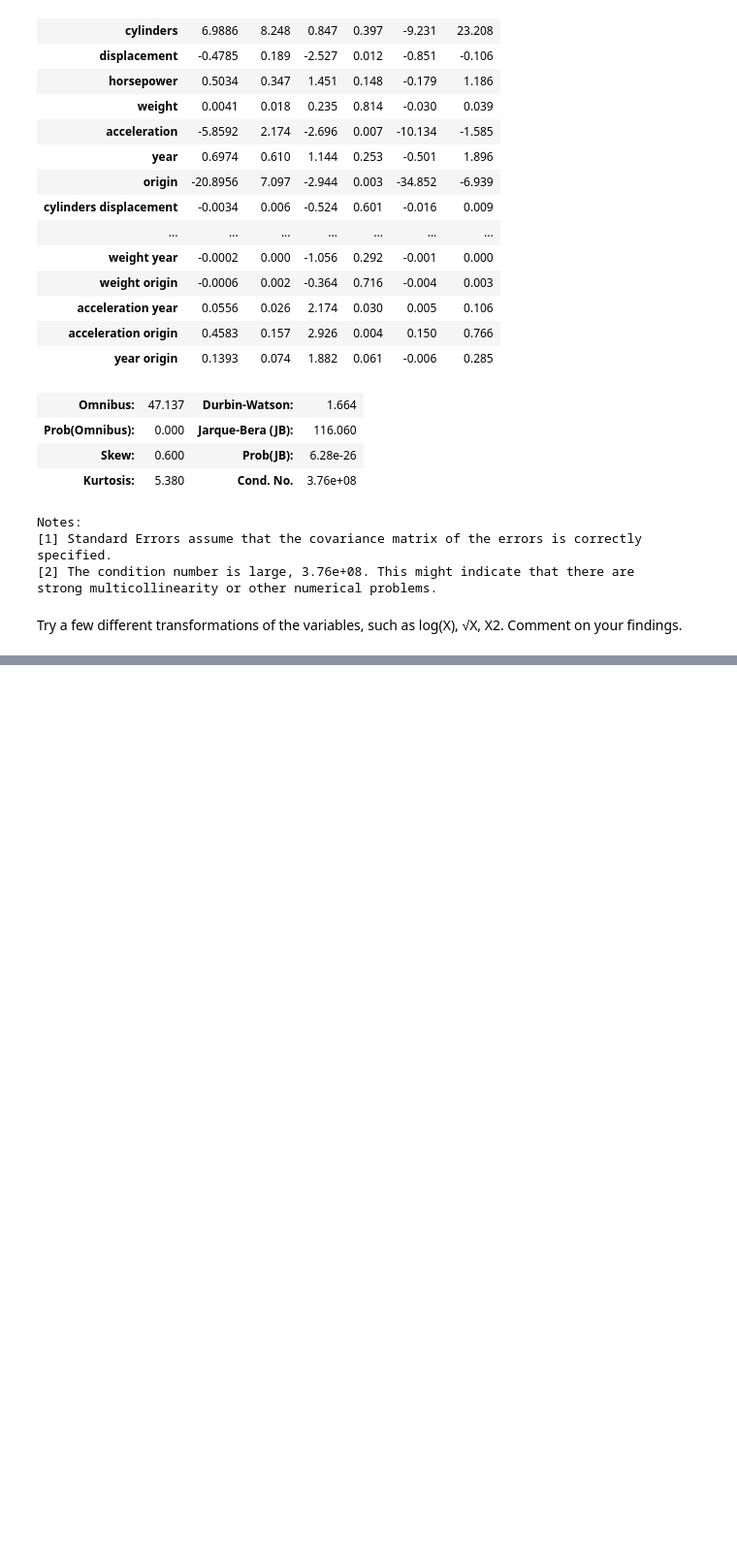
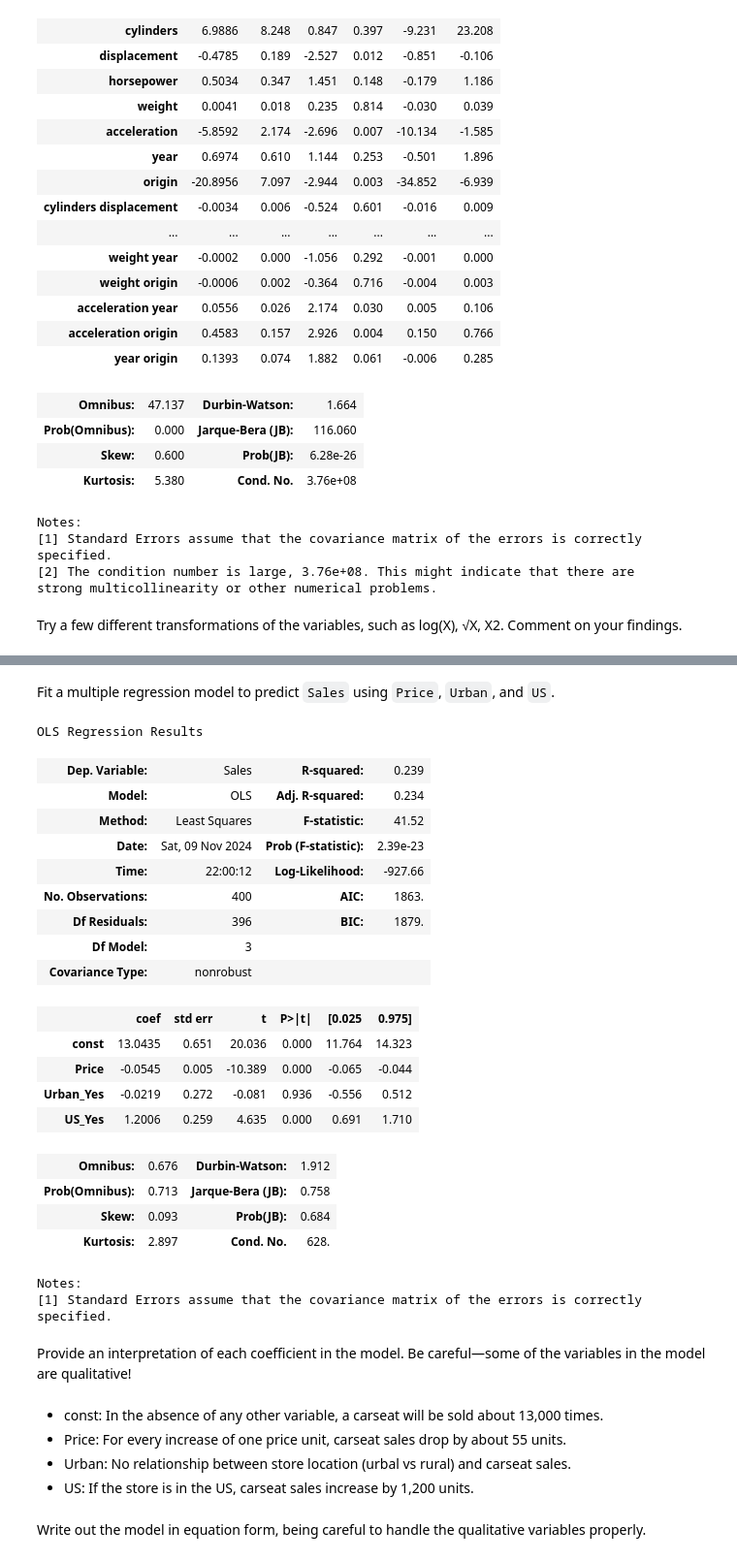
Before and after one commit to mrclneumann/ISLP_labs, a Jupyter notebook: solutions/Ch03.ipynb, the cells around one changed output, grey strips where cells are left out. Shown at 97% size. Drawn from its saved outputs; the diff is of its cells as text; code cells hidden in the pictures; blank space fills up the shorter version.

```diff
--- a/solutions/Ch03.ipynb
+++ b/solutions/Ch03.ipynb
@@ -324,0 +346,40 @@ strong multicollinearity problems or that the design matrix is singular.
+# %% [markdown]
+Fit a multiple regression model to predict `Sales` using `Price`, `Urban`, and `US`.
+# %%
+X = sm.add_constant(pd.get_dummies(carseats[["Price", "Urban", "US"]], drop_first=True))
+y = carseats["Sales"]
+
+results = sm.OLS(y, X.astype(float)).fit()
+results.summary()
+# %% [output]
+OLS Regression Results
+| Dep. Variable: | Sales | R-squared: | 0.239 |
+| Model: | OLS | Adj. R-squared: | 0.234 |
+| Method: | Least Squares | F-statistic: | 41.52 |
+| Date: | Sat, 09 Nov 2024 | Prob (F-statistic): | 2.39e-23 |
+| Time: | 22:00:12 | Log-Likelihood: | -927.66 |
+| No. Observations: | 400 | AIC: | 1863. |
+| Df Residuals: | 396 | BIC: | 1879. |
+| Df Model: | 3 |  |  |
+| Covariance Type: | nonrobust |  |  |
+|  | coef | std err | t | P>|t| | [0.025 | 0.975] |
+| const | 13.0435 | 0.651 | 20.036 | 0.000 | 11.764 | 14.323 |
+| Price | -0.0545 | 0.005 | -10.389 | 0.000 | -0.065 | -0.044 |
+| Urban_Yes | -0.0219 | 0.272 | -0.081 | 0.936 | -0.556 | 0.512 |
+| US_Yes | 1.2006 | 0.259 | 4.635 | 0.000 | 0.691 | 1.710 |
+| Omnibus: | 0.676 | Durbin-Watson: | 1.912 |
+| Prob(Omnibus): | 0.713 | Jarque-Bera (JB): | 0.758 |
+| Skew: | 0.093 | Prob(JB): | 0.684 |
+| Kurtosis: | 2.897 | Cond. No. | 628. |
+Notes:
+[1] Standard Errors assume that the covariance matrix of the errors is correctly specified.
+# %% [markdown]
+Provide an interpretation of each coefficient in the model. Be careful—some of the variables in the model are qualitative!
+# %% [markdown]
+- const: In the absence of any other variable, a carseat will be sold about 13,000 times.
+- Price: For every increase of one price unit, carseat sales drop by about 55 units.
+- Urban: No relationship between store location (urbal vs rural) and carseat sales.
+- US: If the store is in the US, carseat sales increase by 1,200 units.
+# %% [markdown]
+Write out the model in equation form, being careful to handle
+the qualitative variables properly.
```
Also changed, not shown: parts of 17 cells of this notebook.
